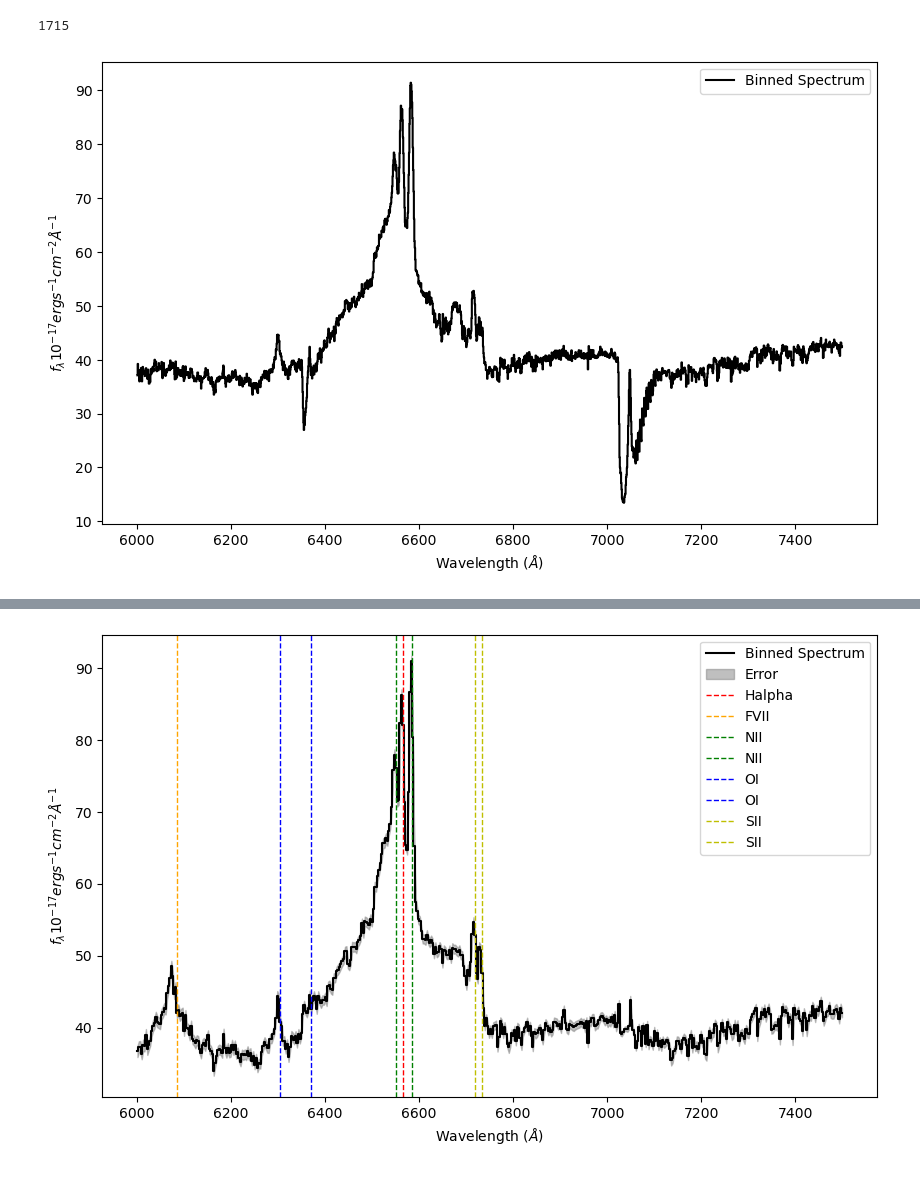
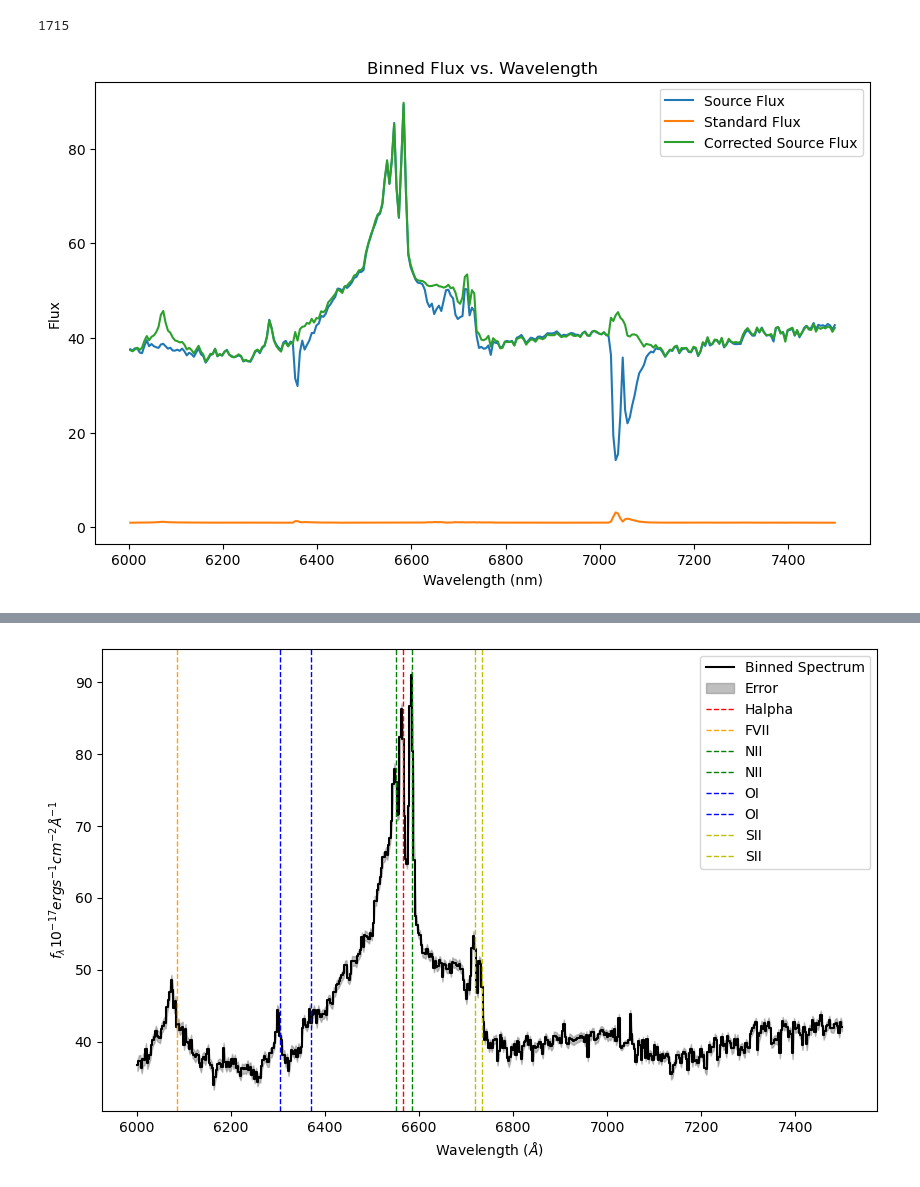
Before and after one commit to seratsaad/ticktock, a Jupyter notebook: Spectral Decomposition - Optical - Halpha.ipynb, the cells around one changed output, grey strips where cells are left out. Cells and saved outputs as stored; diff of their text form; code cells hidden in the pictures.

```diff
--- a/Spectral Decomposition - Optical - Halpha.ipynb
+++ b/Spectral Decomposition - Optical - Halpha.ipynb
@@ -204,40 +166,30 @@ print(len(source_flux))
 # %% [output]
 [figure]
 1715
-# %%
-bins = np.arange(min(source_wl), max(source_wl) + bin_width, bin_width)
-bin_centers = 0.5 * (bins[:-1] + bins[1:])
-
-indices = np.digitize(source_wl, bins)
-
-binned_wl = []
-binned_flux = []
-binned_flux_err = []
-
-
-for i in range(1, len(bins)):
-    in_bin = indices == i
-    if np.any(in_bin):
-        binned_wl.append(np.mean(source_wl[in_bin]))
-        binned_flux.append(np.mean(source_flux[in_bin]))
-        #binned_flux_err.append(np.mean(source_err[in_bin]))
-
-    else:
-        pass
-
-standard_wl = np.array(binned_wl)
-standard_flux = np.array(binned_flux)
-#binned_flux_err = np.array(binned_flux_err)
-
-plt.figure(figsize=(10, 6))
-plt.plot(source_wl, source_flux, label='Binned Spectrum', color="black", drawstyle='steps-mid')
-#plt.fill_between(binned_wl, binned_flux - binned_flux_err, binned_flux + binned_flux_err, color='gray', alpha=0.5, label='Error')
-plt.xlabel("Wavelength ($\AA$)")
-plt.ylabel("$f_{\lambda} 10^{-17} erg s^{-1} cm^{-2} \AA^{-1}$")
-#plt.xlim(1000, 1650)
-#plt.ylim(-100, 400)
-plt.legend()
-plt.show()
-# %% [output]
-[figure, removed]
+# %%
+# Binning parameters
+bin_size = 5
+bins = np.arange(start=min(np.min(source_wl), np.min(standard_wl)), stop=max(np.max(source_wl), np.max(standard_wl)) + bin_size, step=bin_size)
+bin_centers = 0.5 * (bins[:-1] + bins[1:])
+
+# Digitize the data
+indices1 = np.digitize(source_wl, bins) - 1
+indices2 = np.digitize(standard_wl, bins) - 1
+
+# Bin the flux values
+binned_flux1 = np.array([np.mean(source_flux[indices1 == i]) for i in range(len(bin_centers))])
+binned_flux2 = np.array([np.mean(standard_flux[indices2 == i]) for i in range(len(bin_centers))])
+
+# Plotting
+plt.figure(figsize=(10, 6))
+plt.plot(bin_centers, binned_flux1, label='Source Flux')
+plt.plot(bin_centers, binned_flux2, label='Standard Flux')
+plt.plot(bin_centers, binned_flux1 * binned_flux2, label='Corrected Source Flux')
+plt.xlabel('Wavelength (nm)')
+plt.ylabel('Flux')
+plt.title('Binned Flux vs. Wavelength')
+plt.legend()
+plt.show()
+# %% [output]
+[figure, added]
 # %%
```
Also changed, not shown: parts of 2 cells of this notebook.
